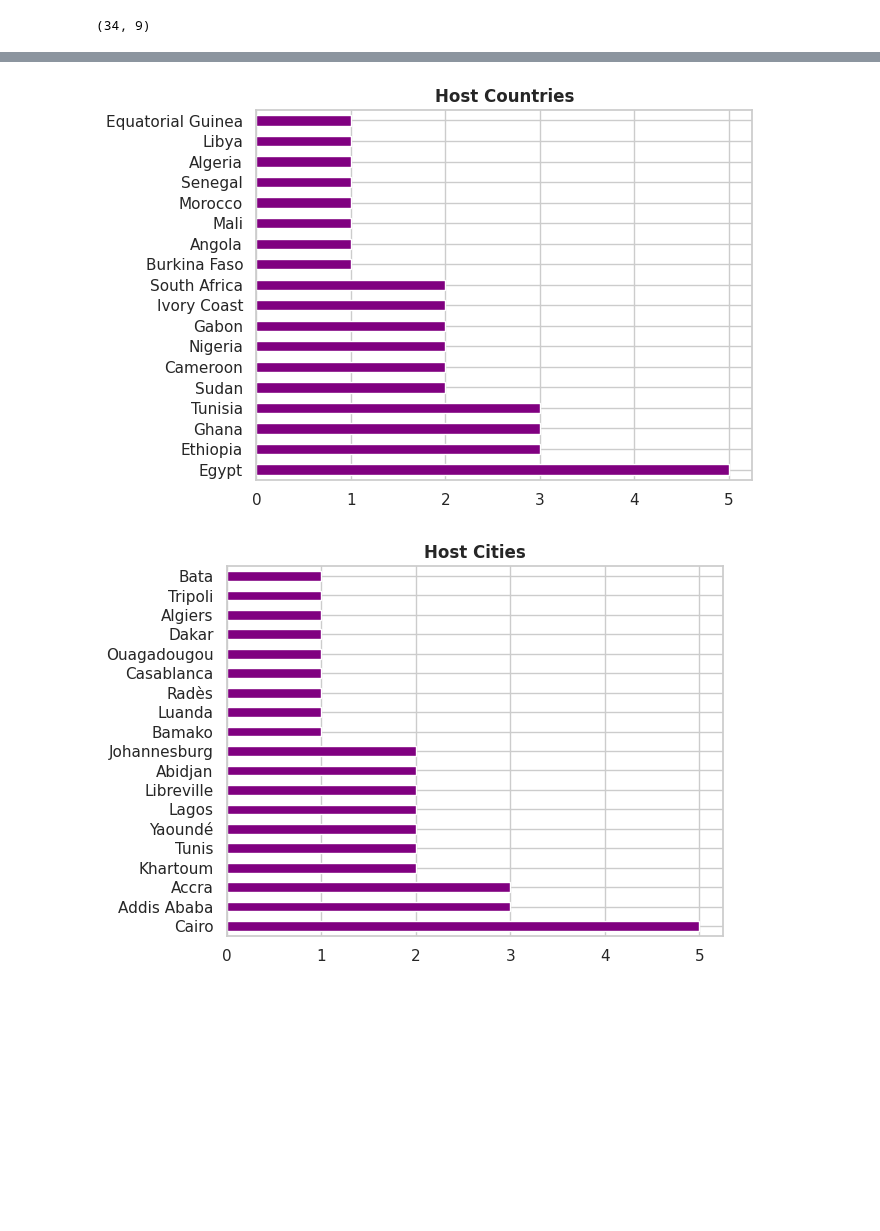
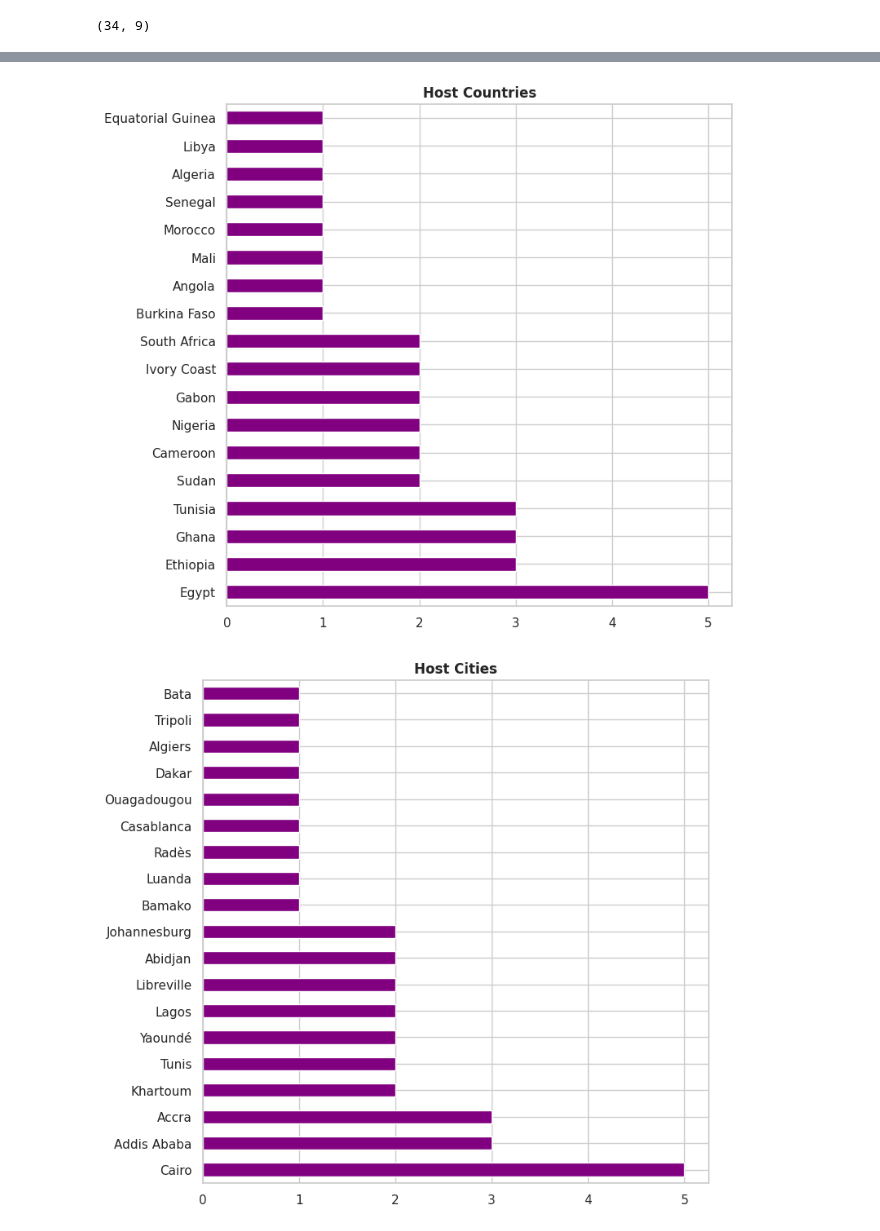
Before and after one commit to guilhermelaviola/SoccerCompetitionsStudy, a Jupyter notebook: AfricanCupOfNationsStudy.ipynb, the cells around one changed output, grey strips where cells are left out. Cells and saved outputs as stored; diff of their text form; code cells hidden in the pictures; blank space fills up the shorter version.

```diff
--- a/AfricanCupOfNationsStudy.ipynb
+++ b/AfricanCupOfNationsStudy.ipynb
@@ -66,17 +66,17 @@ plt.show()
 # %%
-# Displaying host countries by nation:
-ac.groupby('Year').first()['Host country'].value_counts().plot(kind = 'barh', color = 'purple')
+# Displaying the host countries by nation:
+ac.groupby('Year').first()['Host country'].value_counts().plot(kind = 'barh', color = 'purple', figsize = (8, 8))
 plt.ylabel(None)
 plt.title('Host Countries', fontweight = 'bold')
 plt.show()
 # %% [output]
-[figure, old version]
+[figure, new version]
 # %%
-# Displaying host cities that hosted finals:
-ac.groupby('Year').first()['Host city'].value_counts().plot(kind = 'barh', color = 'purple')
+# Displaying the host cities that hosted finals:
+ac.groupby('Year').first()['Host city'].value_counts().plot(kind = 'barh', color = 'purple', figsize = (8, 8))
 plt.ylabel(None)
 plt.title('Host Cities', fontweight = 'bold')
 plt.show()
 # %% [output]
-[figure, old version]
+[figure, new version]
 # %%
```
Also changed, not shown: parts of 7 cells of this notebook.
